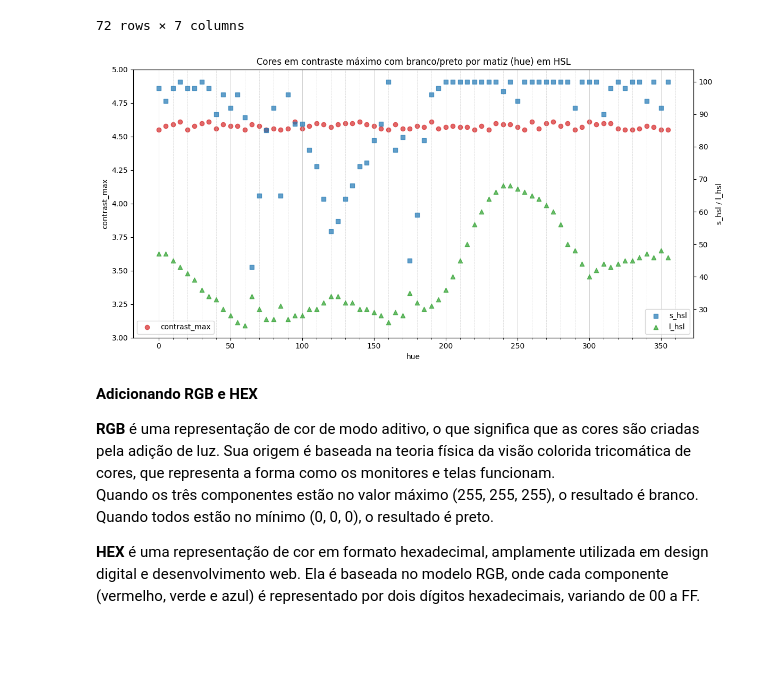
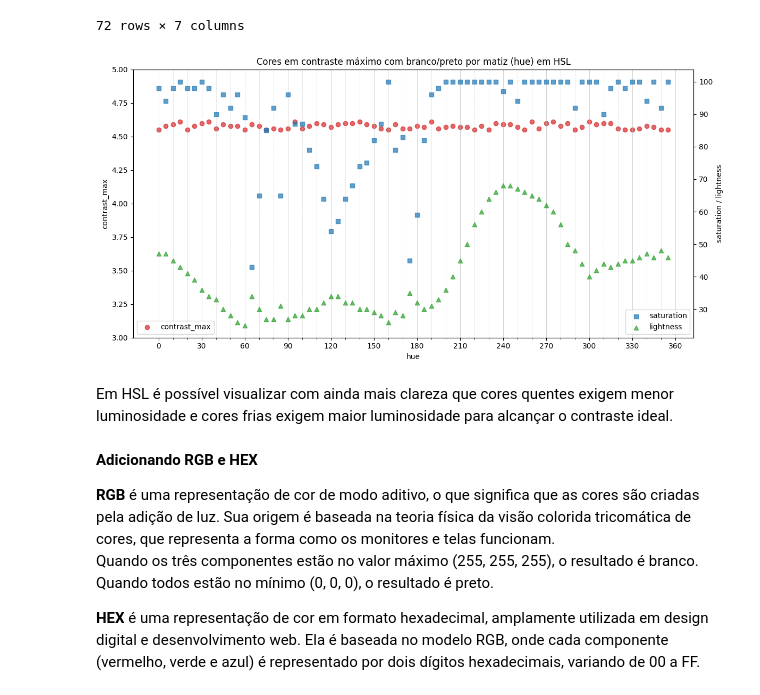
Before and after one commit to derycck/contraste, a Jupyter notebook: contraste.ipynb, the cells around one changed output. Saved outputs shown, nothing was run; the diff lists cells and outputs as text; code cells hidden in the pictures; blank space fills up the shorter version.

```diff
--- a/contraste.ipynb
+++ b/contraste.ipynb
@@ -489,9 +492,7 @@ worse_contrast = (df_worse_contrast['contrast_diff'].max())
 df_best_contrast = (df_total
                     .query(f'contrast_diff<={worse_contrast}')
                     .sort_values(by='b_hsb', ascending=False)
-                    .drop_duplicates('hue', keep='first'))
-
-df_best_contrast = (df_best_contrast
+                    .drop_duplicates('hue', keep='first')
                     .rename(columns={'contrast_1': 'contrast_max'})
                     .sort_values('hue')
                     .reindex(columns=['hue', 's_hsb', 'b_hsb', 'contrast_max', 'contrast_diff'])
@@ -536,14 +537,16 @@ df_best_contrast_2
 | 223634 | 355 | 100 | 93 | 4.55 | 0.06 | 100 | 46 |
 72 rows × 7 columns
 # %%
-fig = plot_best_contrast(df_best_contrast_2,
-                   'contrast_max', 'hue', 's_hsl', 'l_hsl',
+fig = plot_best_contrast(df_best_contrast_2.rename(columns={'s_hsl': 'saturation', 'l_hsl': 'lightness'}),
+                   'contrast_max', 'hue', 'saturation', 'lightness',
                    'Cores em contraste máximo com branco/preto por matiz (hue) em HSL')
-fig.savefig('best_contrast_hue_HSL.png', dpi=300, bbox_inches='tight')
+fig.savefig('./img/best_contrast_hue_HSL.png', dpi=300, bbox_inches='tight')
 plt.tight_layout()
 plt.show()
 # %% [output]
-[figure, old version]
+[figure, new version]
+# %% [markdown]
+Em HSL é possível visualizar com ainda mais clareza que cores quentes exigem menor luminosidade e cores frias exigem maior luminosidade para alcançar o contraste ideal.
 # %% [markdown]
 **Adicionando RGB e HEX**
 
```
Also changed, not shown: parts of 10 cells of this notebook, 6 other files.
